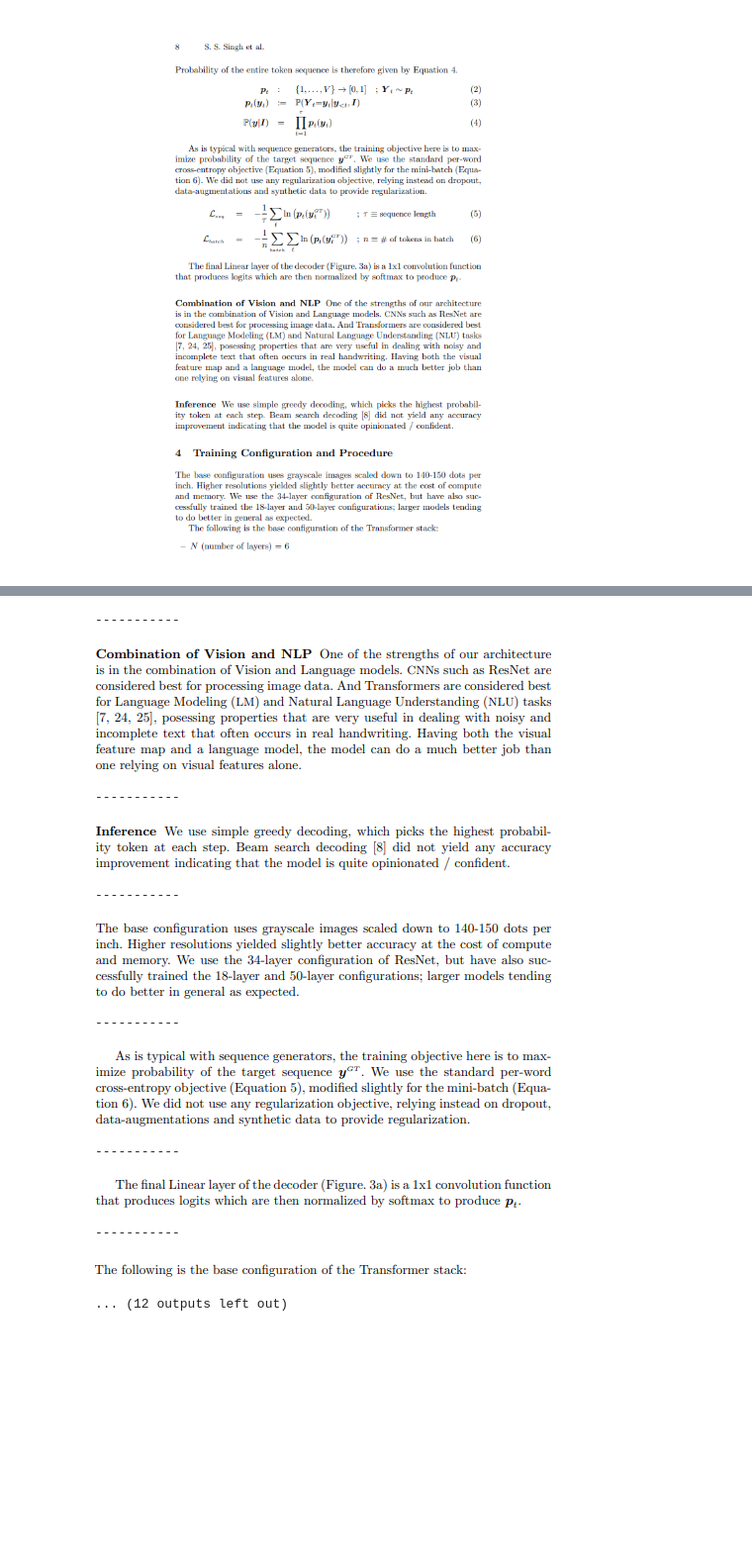
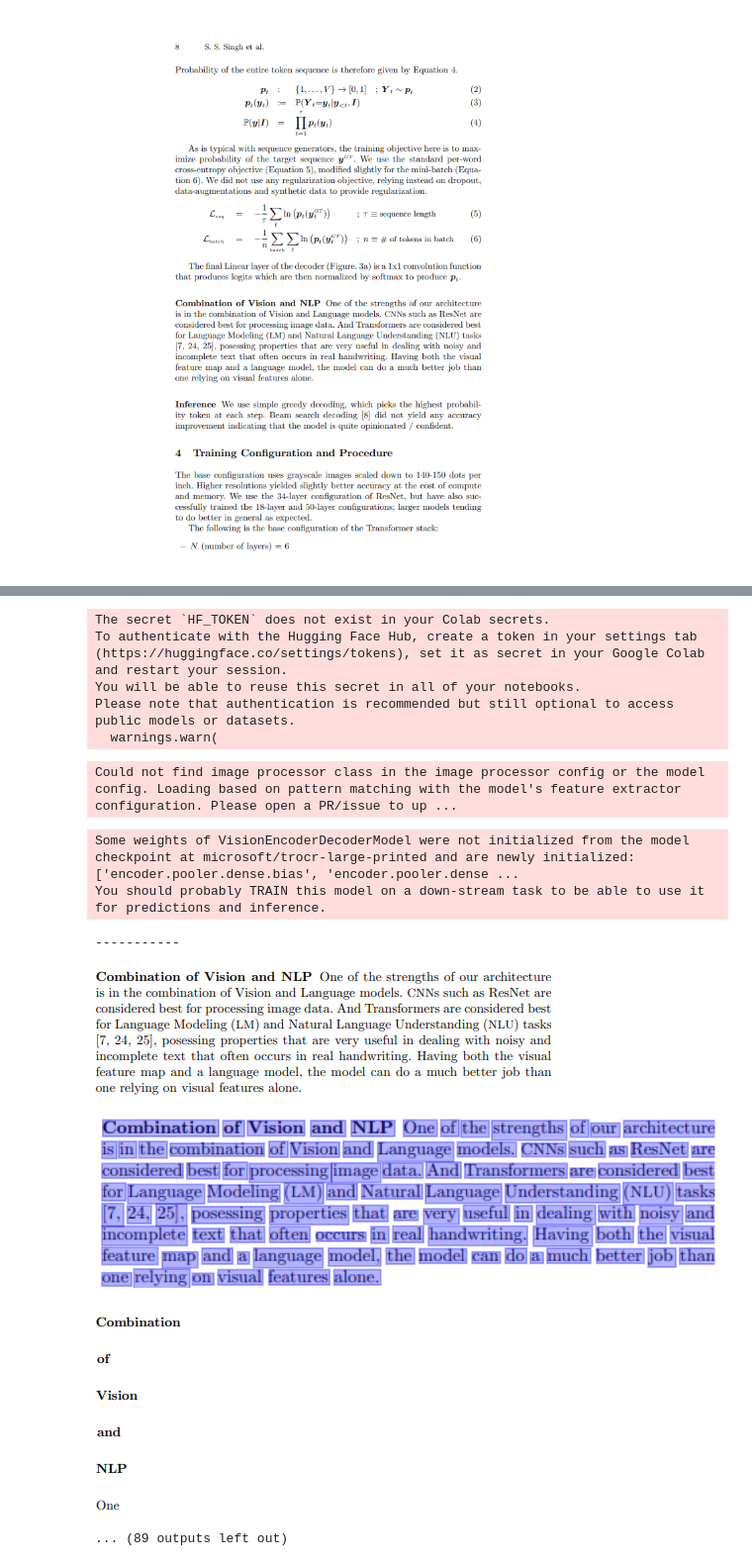
Before and after one commit to InsertNameHereOCR/experiments, a Jupyter notebook: printed/TrOcr_with_DitT_document_analysis/printed_ocr_test.ipynb, the cells around one changed output, grey strips where cells are left out. Shown at 99% size. Drawn from its saved outputs; the diff is of its cells as text; code cells hidden in the pictures; blank space fills up the shorter version.

Commit message:
printed text OCR works with line seperation

```diff
--- a/printed/TrOcr_with_DitT_document_analysis/printed_ocr_test.ipynb
+++ b/printed/TrOcr_with_DitT_document_analysis/printed_ocr_test.ipynb
@@ -245,44 +280,48 @@ def split_text_by_lines(img):
 # %%
 from typing_extensions import Text
-#processor = TrOCRProcessor.from_pretrained("microsoft/trocr-large-printed")
-#model = VisionEncoderDecoderModel.from_pretrained("microsoft/trocr-large-printed")
+processor = TrOCRProcessor.from_pretrained("microsoft/trocr-large-printed")
+model = VisionEncoderDecoderModel.from_pretrained("microsoft/trocr-large-printed")
 
 texts = []
 
 def process_image(image):
     # prepare image
 
   pixel_values = processor(images=image, return_tensors="pt").pixel_values
 
   generated_ids = model.generate(pixel_values)
   generated_text = processor.batch_decode(generated_ids, skip_special_tokens=True)[0]
   return generated_text
 
 
 for text_image in text_images:
   print("-----------")
   cv2_imshow(text_image)
   lines = split_text_by_lines(text_image)
   for line in lines:
     if line.shape[0] > 2: # avoid 1 pixel lines
       color_img = cv2.cvtColor(line, cv2.COLOR_BGR2RGB)
-      pil_img = Image.fromarray(color_img) # convert cv2 image to PIL
-      display(pil_img)
-      resp=process_image(pil_img)
+      #pil_img = Image.fromarray(color_img) # convert cv2 image to PIL
+      #display(pil_img)
+      resp=process_image(color_img)
       texts.append(resp)
-      print("Text:")
       print(resp)
 # %% [output]
------------
+The secret `HF_TOKEN` does not exist in your Colab secrets.
+To authenticate with the Hugging Face Hub, create a token in your settings tab (https://huggingface.co/settings/tokens), set it as secret in your Google Colab and restart your session.
+You will be able to reuse this secret in all of your notebooks.
+Please note that authentication is recommended but still optional to access public models or datasets.
+  warnings.warn(
+Could not find image processor class in the image processor config or the model config. Loading based on pattern matching with the model's feature extractor configuration. Please open a PR/issue to up ...
+Some weights of VisionEncoderDecoderModel were not initialized from the model checkpoint at microsoft/trocr-large-printed and are newly initialized: ['encoder.pooler.dense.bias', 'encoder.pooler.dense ...
+You should probably TRAIN this model on a down-stream task to be able to use it for predictions and inference.
+-----------
 [figure]
------------
-[figure, old version]
+[figure, new version]
------------
-[figure, old version]
+[figure, new version]
------------
-[figure, old version]
+[figure, new version]
+[figure, new version]
+[figure, new version]
+[figure, added]
+[figure, added]
------------
+... (89 outputs left out)
-[figure, old version]
------------
-[figure, old version]
-... (12 outputs left out)
```
Also changed, not shown: parts of 10 cells of this notebook.
